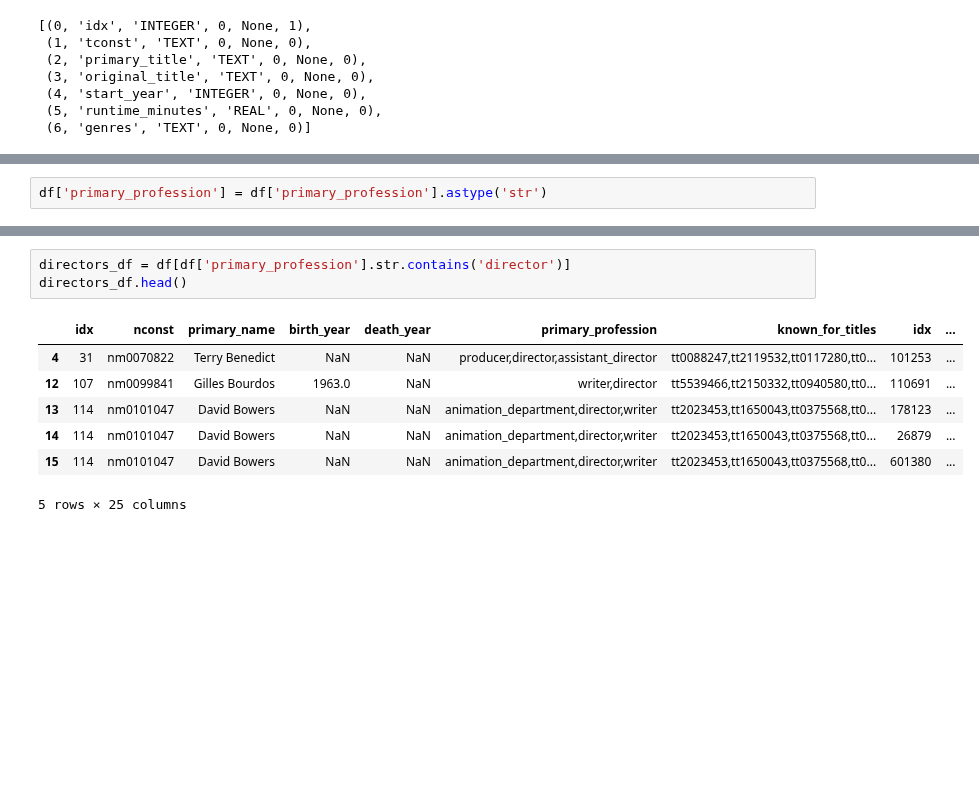
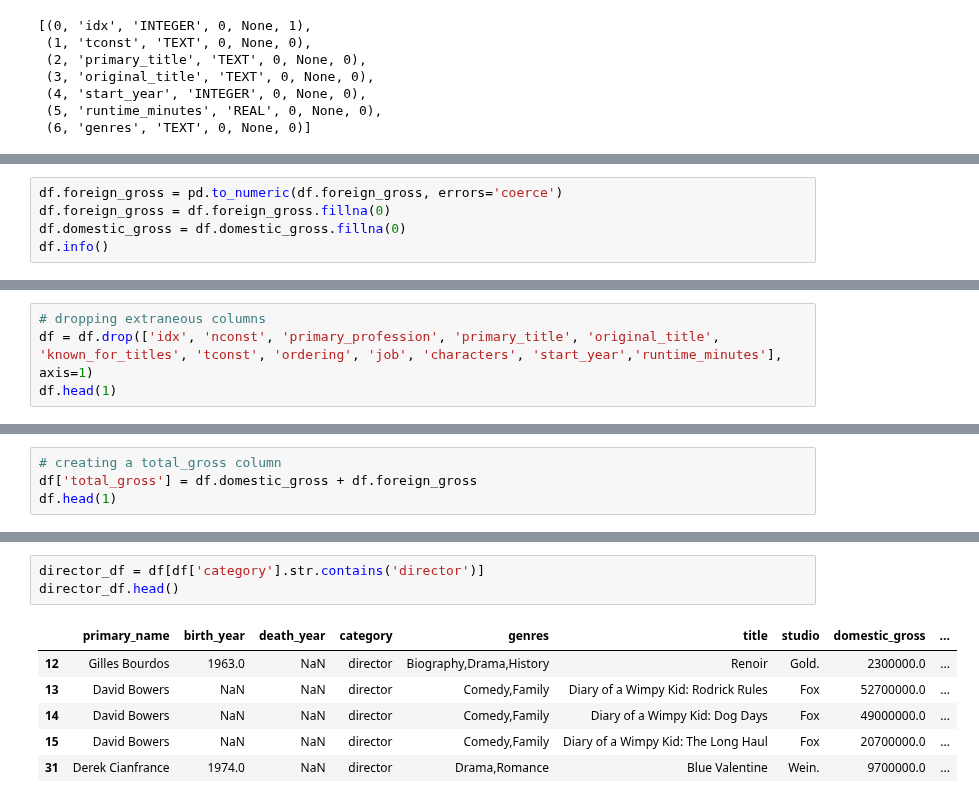
Before and after one commit to jeffreyhwatson/MS_Box_Office_Insights, a Jupyter notebook: talent_sql_eda.ipynb, the cells around one changed output, grey strips where cells are left out. Cells and saved outputs as stored; diff of their text form; blank space fills up the shorter version.

```diff
--- a/talent_sql_eda.ipynb
+++ b/talent_sql_eda.ipynb
@@ -128,2 +103,0 @@ dtype: int64
-# %%
-df['primary_profession'] = df['primary_profession'].astype('str')
@@ -129,0 +125,5 @@ df['primary_profession'] = df['primary_profession'].astype('str')
+# %%
+df.foreign_gross = pd.to_numeric(df.foreign_gross, errors='coerce')
+df.foreign_gross = df.foreign_gross.fillna(0)
+df.domestic_gross = df.domestic_gross.fillna(0)
+df.info()
@@ -129,0 +169,4 @@ df['primary_profession'] = df['primary_profession'].astype('str')
+# %%
+# dropping extraneous columns
+df = df.drop(['idx', 'nconst', 'primary_profession', 'primary_title', 'original_title', 'known_for_titles', 'tconst', 'ordering', 'job', 'characters', 'start_year','runtime_minutes'], axis=1)
+df.head(1)
@@ -129,0 +176,4 @@ df['primary_profession'] = df['primary_profession'].astype('str')
+# %%
+# creating a total_gross column
+df['total_gross'] = df.domestic_gross + df.foreign_gross
+df.head(1)
@@ -141,11 +297,10 @@ actors_df.head()
 # %%
-directors_df = df[df['primary_profession'].str.contains('director')]
-directors_df.head()
+director_df = df[df['category'].str.contains('director')]
+director_df.head()
 # %% [output]
-|  | idx | nconst | primary_name | birth_year | death_year | primary_profession | known_for_titles | idx | ... |
-| 4 | 31 | nm0070822 | Terry Benedict | NaN | NaN | producer,director,assistant_director | tt0088247,tt2119532,tt0117280,tt0... | 101253 | ... |
-| 12 | 107 | nm0099841 | Gilles Bourdos | 1963.0 | NaN | writer,director | tt5539466,tt2150332,tt0940580,tt0... | 110691 | ... |
-| 13 | 114 | nm0101047 | David Bowers | NaN | NaN | animation_department,director,writer | tt2023453,tt1650043,tt0375568,tt0... | 178123 | ... |
-| 14 | 114 | nm0101047 | David Bowers | NaN | NaN | animation_department,director,writer | tt2023453,tt1650043,tt0375568,tt0... | 26879 | ... |
-| 15 | 114 | nm0101047 | David Bowers | NaN | NaN | animation_department,director,writer | tt2023453,tt1650043,tt0375568,tt0... | 601380 | ... |
+|  | primary_name | birth_year | death_year | category | genres | title | studio | domestic_gross | ... |
+| 12 | Gilles Bourdos | 1963.0 | NaN | director | Biography,Drama,History | Renoir | Gold. | 2300000.0 | ... |
+| 13 | David Bowers | NaN | NaN | director | Comedy,Family | Diary of a Wimpy Kid: Rodrick Rules | Fox | 52700000.0 | ... |
+| 14 | David Bowers | NaN | NaN | director | Comedy,Family | Diary of a Wimpy Kid: Dog Days | Fox | 49000000.0 | ... |
+| 15 | David Bowers | NaN | NaN | director | Comedy,Family | Diary of a Wimpy Kid: The Long Haul | Fox | 20700000.0 | ... |
+| 31 | Derek Cianfrance | 1974.0 | NaN | director | Drama,Romance | Blue Valentine | Wein. | 9700000.0 | ... |
-5 rows × 25 columns
```
Also changed, not shown: parts of 23 cells of this notebook.
